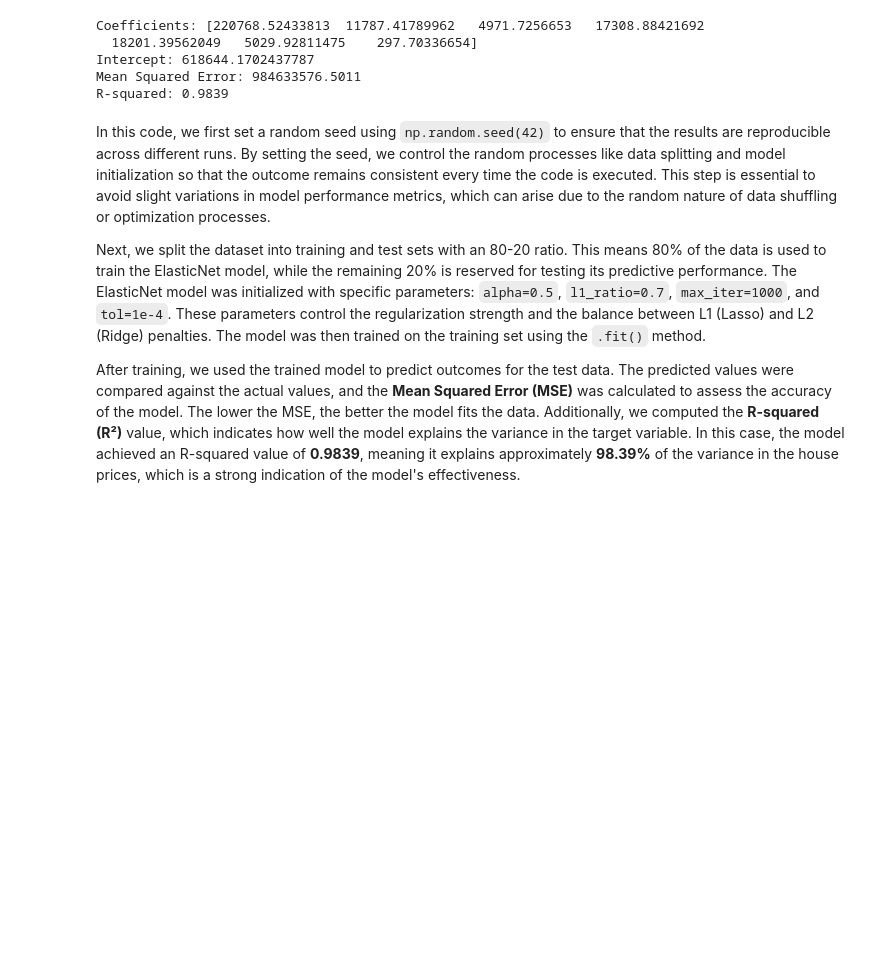
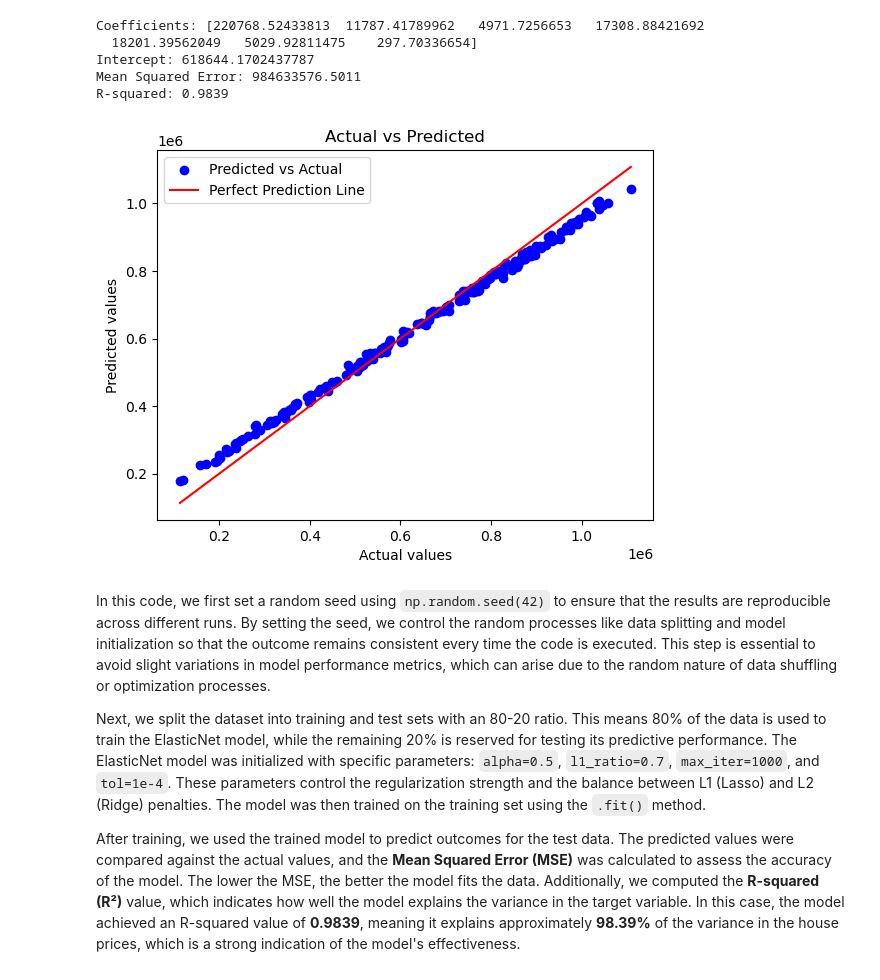
Before and after one commit to namdarine/ml_group, a Jupyter notebook: Project 1/Elastic_net_regularzation.ipynb, the cells around one changed output. Drawn from its saved outputs; the diff is of its cells as text; code cells hidden in the pictures; blank space fills up the shorter version.

```diff
--- a/Project 1/Elastic_net_regularzation.ipynb
+++ b/Project 1/Elastic_net_regularzation.ipynb
@@ -151,6 +151,21 @@ Coefficients: [220768.52433813  11787.41789962   4971.7256653   17308.88421692
 Intercept: 618644.1702437787
 Mean Squared Error: 984633576.5011
 R-squared: 0.9839
+# %%
+# Plot actual vs predicted values
+plt.scatter(y_test, y_pred, color='blue', label='Predicted vs Actual')
+
+# Baseline (y = x) when actual value and predicted values are same
+plt.plot([min(y_test), max(y_test)], [min(y_test), max(y_test)], color='red', label='Perfect Prediction Line')
+
+plt.title('Actual vs Predicted')
+plt.xlabel('Actual values')
+plt.ylabel('Predicted values')
+plt.legend()
+
+plt.show()
+# %% [output]
+[figure, added]
 # %% [markdown]
 In this code, we first set a random seed using `np.random.seed(42)` to ensure that the results are reproducible across different runs. By setting the seed, we control the random processes like data splitting and model initialization so that the outcome remains consistent every time the code is executed. This step is essential to avoid slight variations in model performance metrics, which can arise due to the random nature of data shuffling or optimization processes.
 
```
Also changed, not shown: parts of 3 cells of this notebook.
